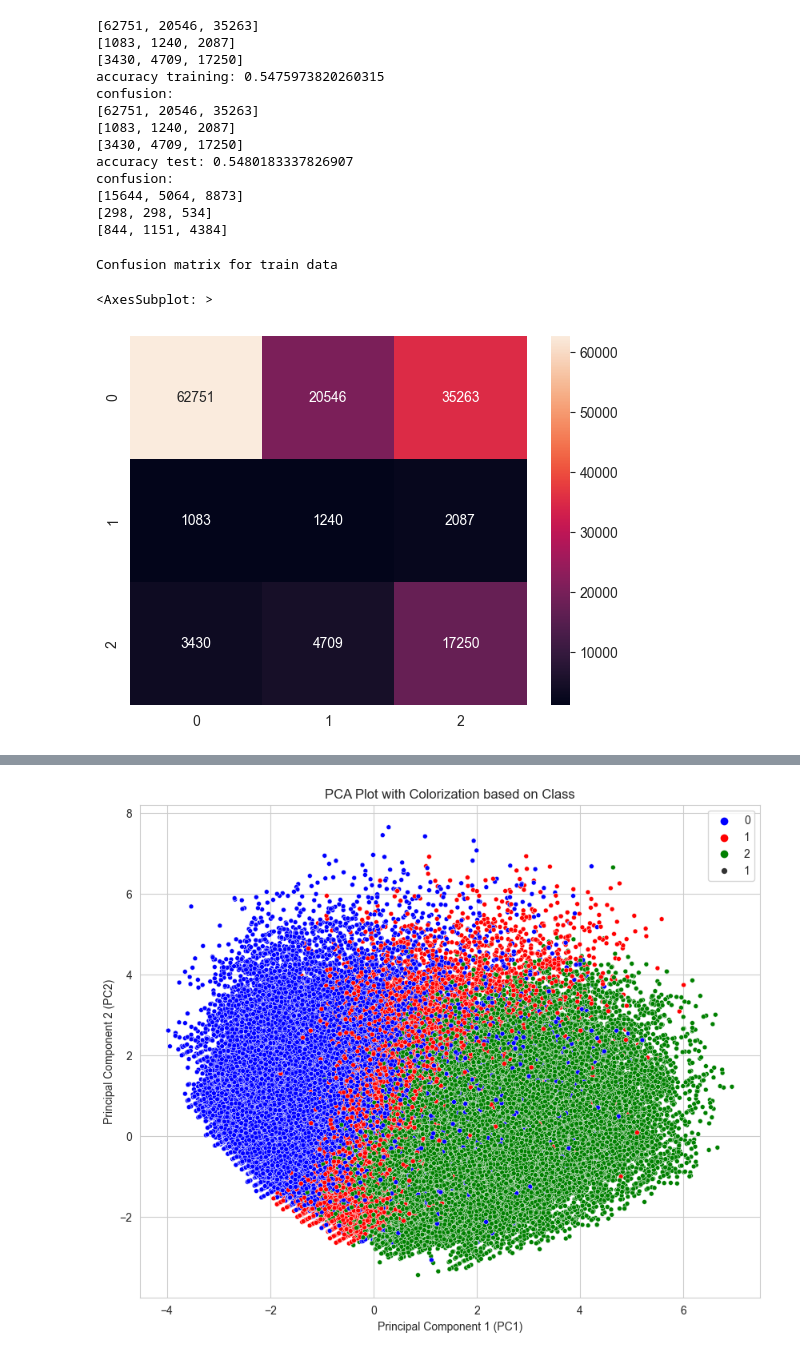
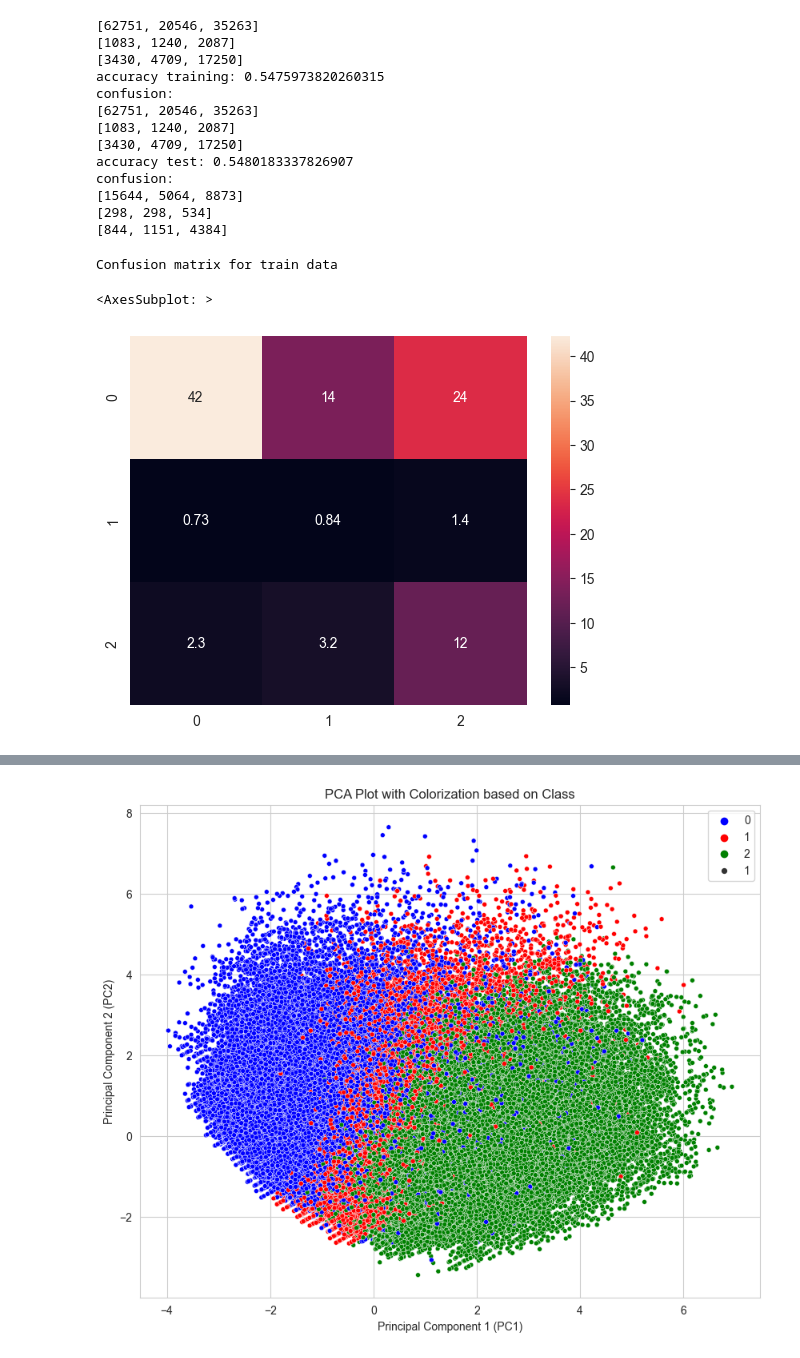
Before and after one commit to VolDonets/cmeans_python, a Jupyter notebook: for_article_diabetes_health_indicators/diabetes_data_pipeline.ipynb, the cells around one changed output, grey strips where cells are left out. Cells and saved outputs as stored; diff of their text form; code cells hidden in the pictures.

```diff
--- a/for_article_diabetes_health_indicators/diabetes_data_pipeline.ipynb
+++ b/for_article_diabetes_health_indicators/diabetes_data_pipeline.ipynb
@@ -300,10 +329,11 @@ confusion:
 [298, 298, 534]
 [844, 1151, 4384]
 # %%
+mat_confusion_train = np.array(mat_confusion_train)
 print("Confusion matrix for train data")
-sns.heatmap(mat_confusion_train, annot=True, fmt=".0f")
+sns.heatmap((mat_confusion_train / np.sum(mat_confusion_train)) * 100.0, annot=True, fmt=".2g")
 # %% [output]
 Confusion matrix for train data
 <AxesSubplot: >
-[figure, old version]
+[figure, new version]
 # %%
```
Also changed, not shown: parts of 5 cells of this notebook.
